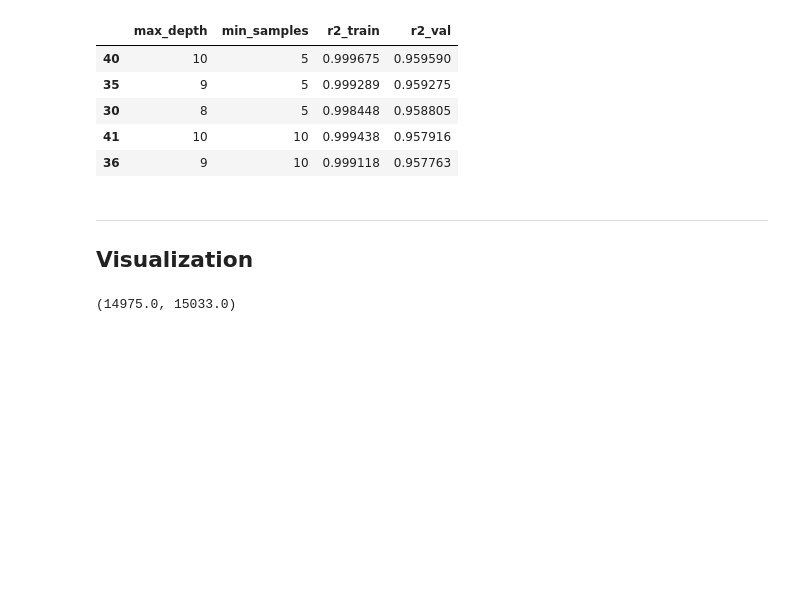
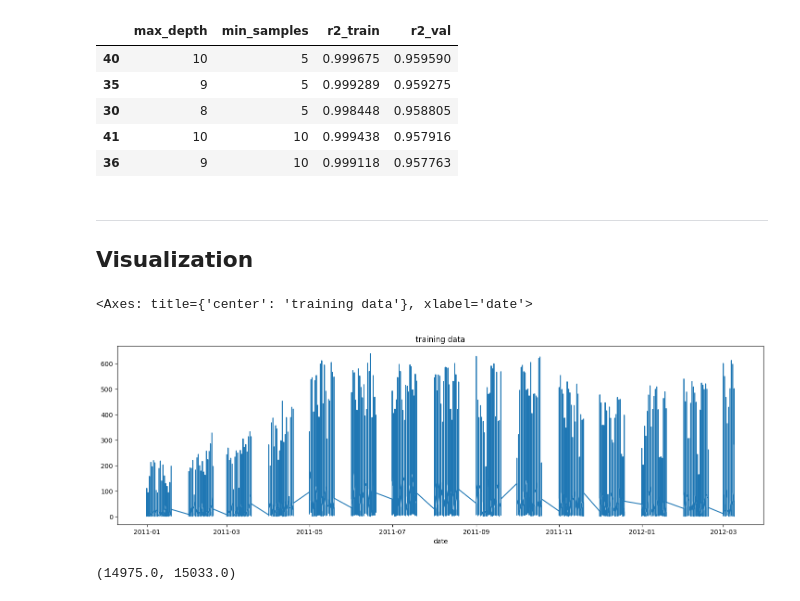
Before and after one commit to mailliwJ/fromScratch, a Jupyter notebook: decisionTree/decisionTreeRegressor.ipynb, the cells around one changed output. Saved outputs shown, nothing was run; the diff lists cells and outputs as text; code cells hidden in the pictures; blank space fills up the shorter version.

```diff
--- a/decisionTree/decisionTreeRegressor.ipynb
+++ b/decisionTree/decisionTreeRegressor.ipynb
@@ -529,6 +614,11 @@ def create_plot(df, tree, title):
     plot_df.plot(figsize=(18,5), title=title)
 
     return
+# %%
+train_df['target'].plot(figsize=(18,5), title='training data')
+# %% [output]
+<Axes: title={'center': 'training data'}, xlabel='date'>
+[figure, added]
 # %%
 create_plot(train_df, tree, title='Training Data')
 plt.xlim(pd.to_datetime('2011-01-01'), pd.to_datetime('2011-02-28'))
```
Also changed, not shown: parts of 7 cells of this notebook.
